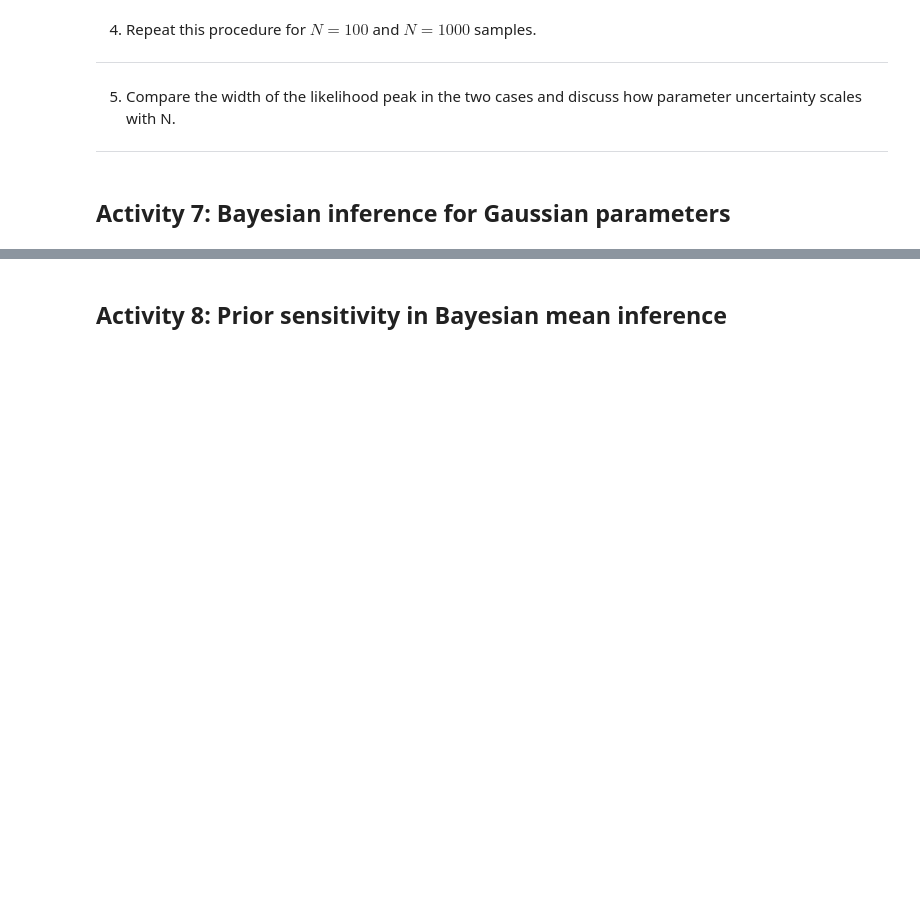
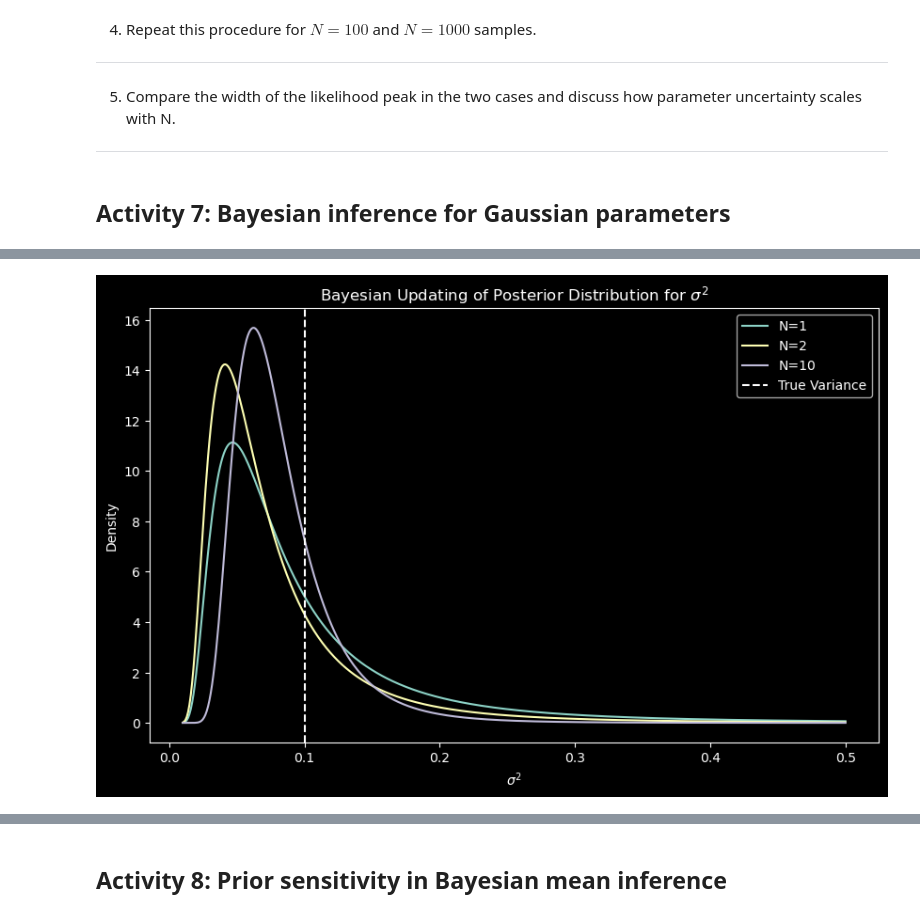
Before and after one commit to breckmeagher/statistics-and-data-analysis, a Jupyter notebook: work-in-progress/homework2_running.ipynb, the cells around one changed output, grey strips where cells are left out. Cells and saved outputs as stored; diff of their text form; code cells hidden in the pictures; blank space fills up the shorter version.

```diff
--- a/work-in-progress/homework2_running.ipynb
+++ b/work-in-progress/homework2_running.ipynb
@@ -223,0 +548,42 @@ Generate a data set with a single Gaussian random variable $x$ characterized by
+# %%
+import numpy as np
+import matplotlib.pyplot as plt
+from scipy.stats import invgamma
+
+
+# prior parameters for inverse gamma
+alpha0 = 2.0
+beta0 = 0.1
+
+def bayesian_inference_sigma2(data, mu, alpha0, beta0):
+    N = len(data)
+    alpha_N = alpha0 + N/2
+    beta_N = beta0 + 0.5 * np.sum((data - mu)**2)
+
+    # posterior mean
+    sigma2_post_mean = beta_N / (alpha_N - 1)
+
+    return alpha_N, beta_N, sigma2_post_mean
+
+sigma2_results = []
+for N in N_values:
+    sub_data = data[:N]
+    alpha_N, beta_N, sigma2_post = bayesian_inference_sigma2(sub_data, true_mu, alpha0, beta0)
+    sigma2_ML = np.mean((sub_data - true_mu)**2)
+    sigma2_results.append((N, sigma2_post, sigma2_ML))
+
+# plot posterior distributions
+sigma2_grid = np.linspace(0.01, 0.5, 500)
+plt.figure(figsize=(10,6))
+
+for N, alpha_N, beta_N in [(r[0], *bayesian_inference_sigma2(data[:r[0]], true_mu, alpha0, beta0)[:2]) for r in sigma2_results]:
+    plt.plot(sigma2_grid, invgamma.pdf(sigma2_grid, a=alpha_N, scale=beta_N), label=f'N={N}')
+
+plt.axvline(sigma2, color='w', linestyle='--', label='True Variance')
+plt.title(r'Bayesian Updating of Posterior Distribution for $\sigma^2$')
+plt.xlabel(r'$\sigma^2$')
+plt.ylabel('Density')
+plt.legend()
+plt.show()
+# %% [output]
+[figure, added]
```
Also changed, not shown: parts of 17 cells of this notebook.
